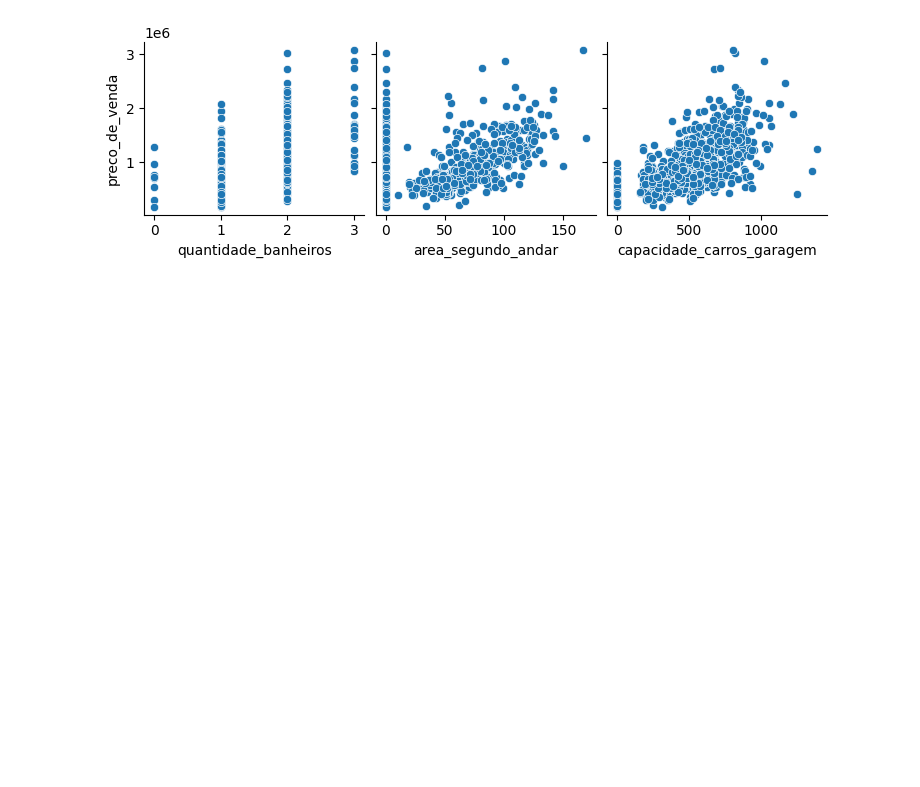
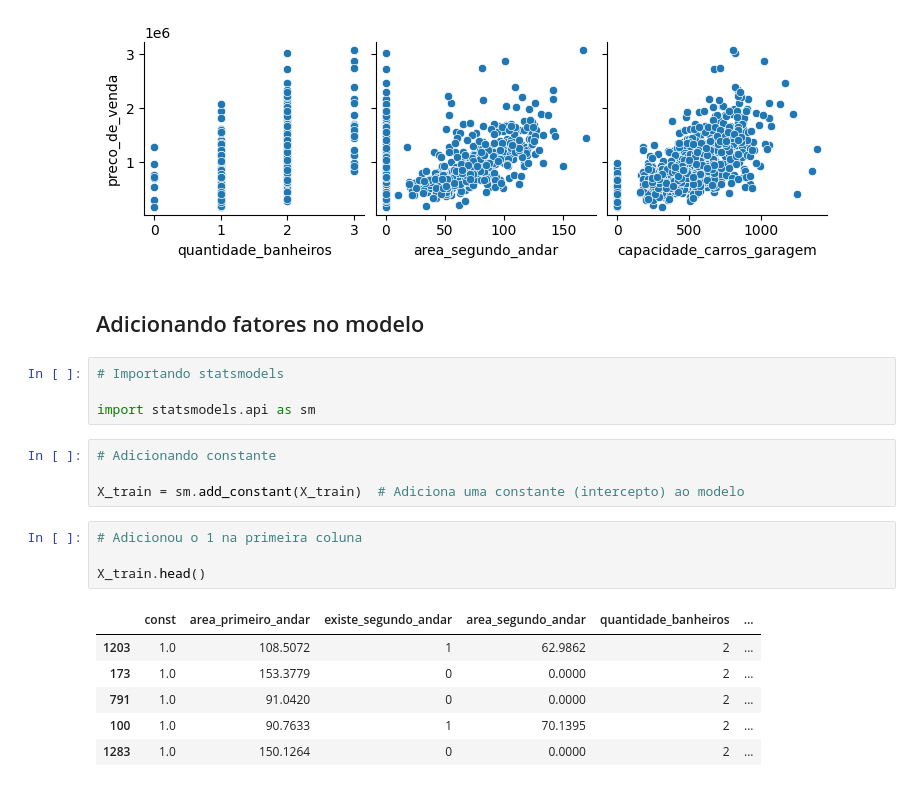
Before and after one commit to bryan-assuncao/Estudo-Machine-Learning, a Jupyter notebook: Data Science - Regressão Linear/Regressão Linear - Preço casas.ipynb, the cells around one changed output. Saved outputs shown, nothing was run; the diff lists cells and outputs as text; blank space fills up the shorter version.

```diff
--- a/Data Science - Regressão Linear/Regressão Linear - Preço casas.ipynb
+++ b/Data Science - Regressão Linear/Regressão Linear - Preço casas.ipynb
@@ -286,3 +286,24 @@ sns.pairplot(df, y_vars='preco_de_venda', x_vars=['quantidade_banheiros',
 # %% [output]
 <seaborn.axisgrid.PairGrid at 0x...>
 [figure]
+# %% [markdown]
+## Adicionando fatores no modelo
+# %%
+# Importando statsmodels
+
+import statsmodels.api as sm
+# %%
+# Adicionando constante
+
+X_train = sm.add_constant(X_train)  # Adiciona uma constante (intercepto) ao modelo
+# %%
+# Adicionou o 1 na primeira coluna
+
+X_train.head()
+# %% [output]
+|  | const | area_primeiro_andar | existe_segundo_andar | area_segundo_andar | quantidade_banheiros | ... |
+| 1203 | 1.0 | 108.5072 | 1 | 62.9862 | 2 | ... |
+| 173 | 1.0 | 153.3779 | 0 | 0.0000 | 2 | ... |
+| 791 | 1.0 | 91.0420 | 0 | 0.0000 | 2 | ... |
+| 100 | 1.0 | 90.7633 | 1 | 70.1395 | 2 | ... |
+| 1283 | 1.0 | 150.1264 | 0 | 0.0000 | 2 | ... |
```
Also changed, not shown: 3 other files.
